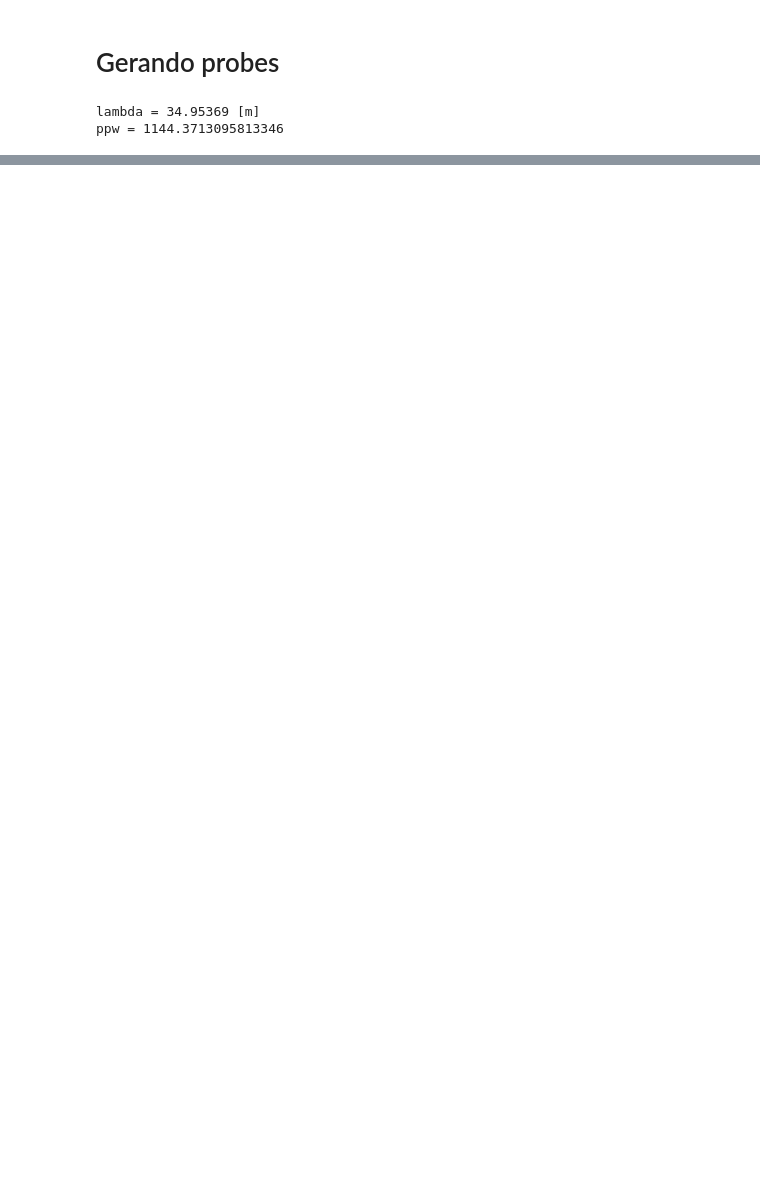
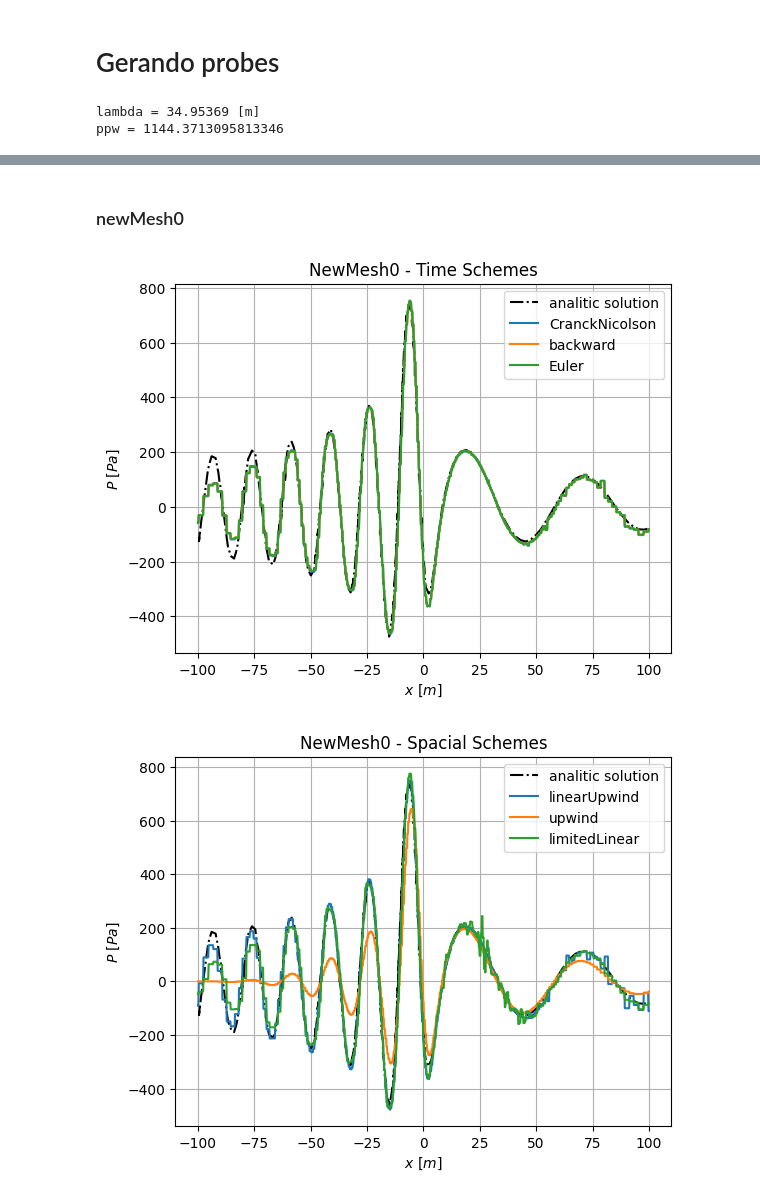
Before and after one commit to Widmark-Kaue/Aeroacoustics-Monopole-Errors, a Jupyter notebook: scripts/schemes.ipynb, the cells around one changed output, grey strips where cells are left out. Cells and saved outputs as stored; diff of their text form; code cells hidden in the pictures; blank space fills up the shorter version.

```diff
--- a/scripts/schemes.ipynb
+++ b/scripts/schemes.ipynb
@@ -30,0 +34,13 @@ plotSchemes(psimS, analitc=sol, title='Spacial Schemes', save=True)
+# %% [markdown]
+### newMesh0
+# %%
+sol = PATH_DATA.joinpath('monopoleFlow', 'analiticSolution2s.dat')
+psimT = importData(case='newMesh0', test='timeTest')
+psimS = importData(case = 'newMesh0', test='spacialTest')
+
+
+plotSchemes(psimT, analitc=sol, title='NewMesh0 - Time Schemes', save=True)
+plotSchemes(psimS, analitc=sol, title='NewMesh0 - Spacial Schemes', save=True)
+# %% [output]
+[figure, added]
+[figure, added]
```
Also changed, not shown: parts of 5 cells of this notebook.
